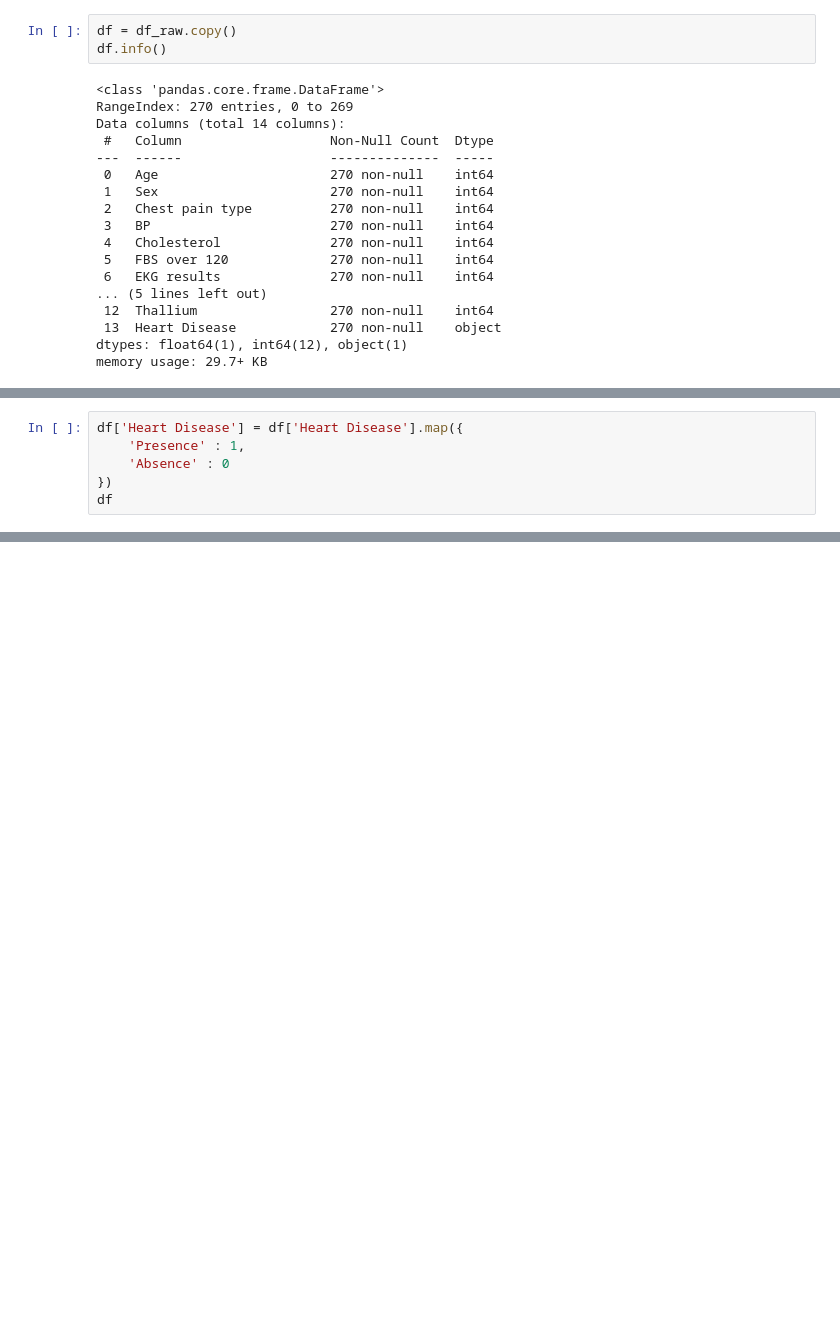
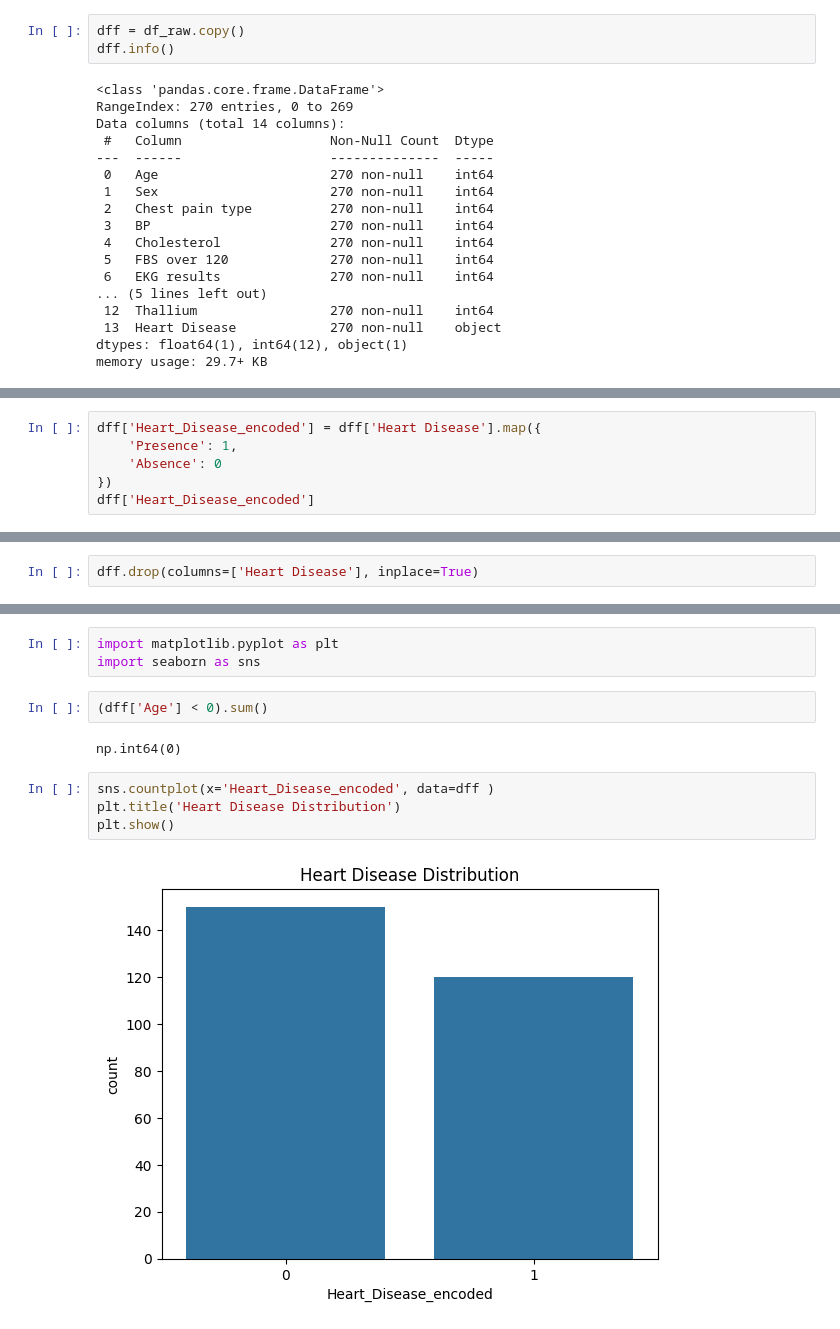
Before and after one commit to prashantjinwal/Data_Analysis, a Jupyter notebook: EDA/practice/Heart.ipynb, the cells around one changed output, grey strips where cells are left out. Saved outputs shown, nothing was run; the diff lists cells and outputs as text; blank space fills up the shorter version.

```diff
--- a/EDA/practice/Heart.ipynb
+++ b/EDA/practice/Heart.ipynb
@@ -12,8 +12,8 @@ df_raw.head()
 | 3 | 64 | 1 | 4 | 128 | 263 | 0 | 0 | 105 | ... |
 | 4 | 74 | 0 | 2 | 120 | 269 | 0 | 2 | 121 | ... |
 # %%
-df = df_raw.copy()
-df.info()
+dff = df_raw.copy()
+dff.info()
 # %% [output]
 <class 'pandas.core.frame.DataFrame'>
 RangeIndex: 270 entries, 0 to 269
@@ -59,7 +48,7 @@ df['Heart Disease'] = df['Heart Disease'].astype(object)
 # %%
-df['Heart Disease'] = df['Heart Disease'].map({
-    'Presence' : 1,
-    'Absence' : 0
+dff['Heart_Disease_encoded'] = dff['Heart Disease'].map({
+    'Presence': 1,
+    'Absence': 0
 })
-df
+dff['Heart_Disease_encoded']
 # %% [output]
@@ -78,0 +67,2 @@ df
+# %%
+dff.drop(columns=['Heart Disease'], inplace=True)
@@ -78,0 +122,13 @@ df
+# %%
+import matplotlib.pyplot as plt
+import seaborn as sns
+# %%
+(dff['Age'] < 0).sum()
+# %% [output]
+np.int64(0)
+# %%
+sns.countplot(x='Heart_Disease_encoded', data=dff )
+plt.title('Heart Disease Distribution')
+plt.show()
+# %% [output]
+[figure, added]
```
Also changed, not shown: parts of 14 cells of this notebook.
